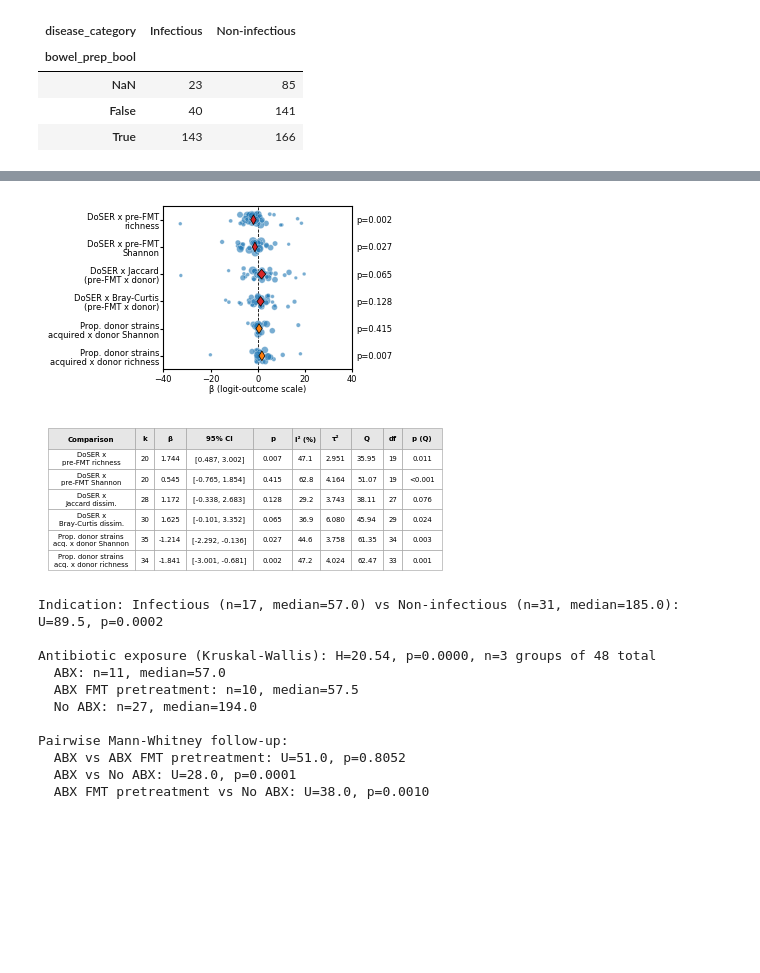
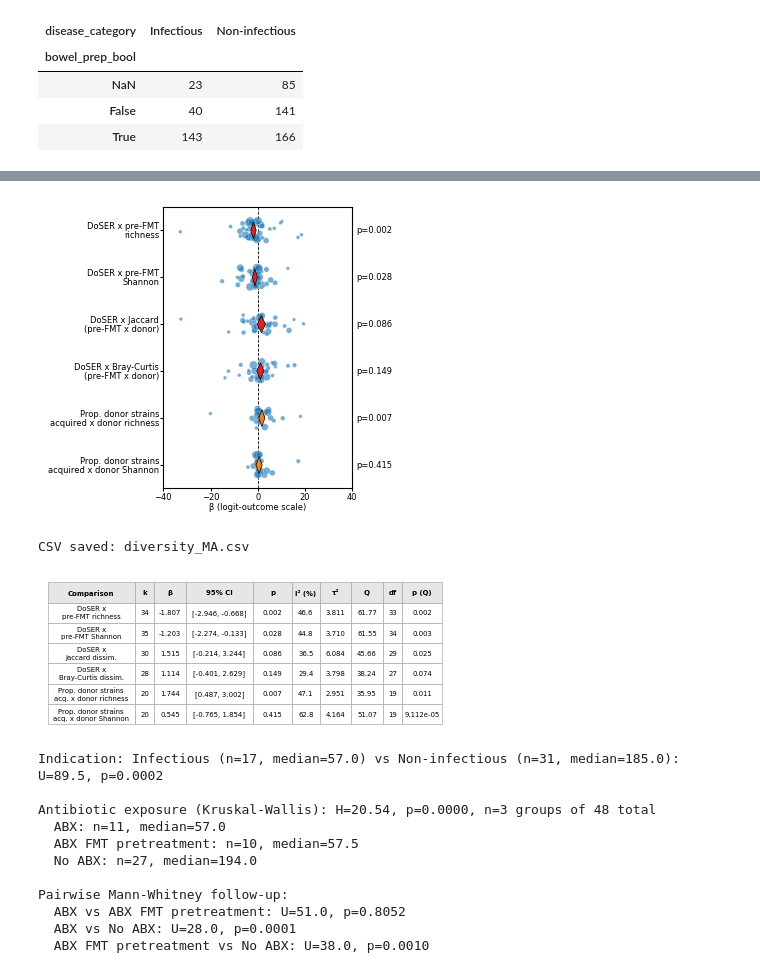
Before and after one commit to tbarbazuk/fmt_meta_analysis, a Jupyter notebook: fmt_meta_analysis_cleaned.ipynb, the cells around one changed output, grey strips where cells are left out. Saved outputs shown, nothing was run; the diff lists cells and outputs as text; code cells hidden in the pictures; blank space fills up the shorter version.

```diff
--- a/fmt_meta_analysis_cleaned.ipynb
+++ b/fmt_meta_analysis_cleaned.ipynb
@@ -992,40 +992,41 @@ def combined_forest_plot(entries, filename='forest_combined.svg', annotate=True,
     half_span = axes_h_mm / row_mm / 2
     center = (len(norm_entries) - 1) / 2
     ax.set_ylim(center - half_span, center + half_span)
 
     ax.axvline(0, color='black', lw=0.6, linestyle='--', zorder=1)
     ax.set_xlim(*xlim)
     ax.set_yticks(range(len(norm_entries)))
     ax.set_yticklabels([e[0] for e in norm_entries], fontsize=6, linespacing=1.0)
     ax.tick_params(axis='x', labelsize=6, length=2, pad=1)
     ax.tick_params(axis='y', length=2, pad=1)
     ax.set_xlabel('β (logit-outcome scale)', fontsize=6, labelpad=1)
 
     fig.savefig(filename)
     plt.show()
 
 
 # All three comparisons on one plot, donor richness diamond in a different color
 combined_forest_plot([
-    ('Prop. donor strains\nacquired x donor richness',
-     donor_rich_weighted, donor_rich_summary,
-     {'diamond_color': '#ff7f0e'}),
     ('Prop. donor strains\nacquired x donor Shannon',
      donor_shan_weighted, donor_shan_summary,
+     {'diamond_color': '#ff7f0e'}),
+     ('Prop. donor strains\nacquired x donor richness',
+     donor_rich_weighted, donor_rich_summary,
      {'diamond_color': '#ff7f0e'}),
     ('DoSER x Bray-Curtis\n(pre-FMT x donor)',
      bc_weighted, bc_summary),
     ('DoSER x Jaccard\n(pre-FMT x donor)',
      jac_weighted, jac_summary),
     ('DoSER x pre-FMT\nShannon',
      shan_weighted, shan_summary),
     ('DoSER x pre-FMT\nrichness',
      rich_weighted, rich_summary),
-], filename='forest_all_six.svg', fig_mm=(90, 50))
+], filename='forest_all_six.svg', fig_mm=(90, 80))
 # %% [output]
-[figure, old version]
+[figure, new version]
 # %%
 import matplotlib.pyplot as plt
+import pandas as pd
 plt.rcParams['svg.fonttype'] = 'none'
 
 MM = 1 / 25.4
@@ -1040,7 +1041,7 @@ FONT_SIZE   = 5
 
 
 def _fmt_p(p):
-    return '<0.001' if p < 0.001 else f'{p:.3f}'
+    return f'{p:.3e}' if p < 0.001 else f'{p:.3f}'
 
 
 def summary_table_svg(entries, filename='summary_table.svg', width_mm=100,
@@ -1068,6 +1069,13 @@ def summary_table_svg(entries, filename='summary_table.svg', width_mm=100,
 
     header = [c[0] for c in cols]
     body = [[lab] + [c[2](s) for c in cols[1:]] for lab, s in zip(row_labels, sums)]
+
+    csv_filename = filename.rsplit('.', 1)[0] + '.csv'
+
+    df = pd.DataFrame(body, columns=header)
+    df.to_csv(csv_filename, index=False, encoding='utf-8-sig')
+
+    print(f"CSV saved: {csv_filename}")
 
     n_rows = len(body) + 1
     if max_height_mm is not None:
@@ -1101,29 +1109,31 @@ def summary_table_svg(entries, filename='summary_table.svg', width_mm=100,
     fig.savefig(filename)  # no bbox_inches='tight' so width stays exactly 90 mm
     plt.show()
 
+
 summary_table_svg(
     [
-        ('', donor_rich_weighted, donor_rich_summary),
-        ('', donor_shan_weighted, donor_shan_summary),
-        ('', bc_weighted,         bc_summary),
-        ('', jac_weighted,        jac_summary),
-        ('', shan_weighted,       shan_summary),
-        ('', rich_weighted,       rich_summary),
+        ('', rich_weighted,        rich_summary),  # DoSER x pre-FMT richness
+        ('', shan_weighted,        shan_summary),  # DoSER x pre-FMT Shannon
+        ('', jac_weighted,         jac_summary),   # DoSER x Jaccard
+        ('', bc_weighted,          bc_summary),    # DoSER x Bray-Curtis
+        ('', donor_rich_weighted,  donor_rich_summary),
+        ('', donor_shan_weighted,  donor_shan_summary),
     ],
     filename='diversity_MA.svg',
     row_mm=5.5,
     max_height_mm=36,
     row_labels=[
-    'DoSER x\npre-FMT richness',
-    'DoSER x\npre-FMT Shannon',
-    'DoSER x\nJaccard dissim.',
-    'DoSER x\nBray-Curtis dissim.',
-    'Prop. donor strains\nacq. x donor Shannon',
-    'Prop. donor strains\nacq. x donor richness',
-]
+        'DoSER x\npre-FMT richness',
+        'DoSER x\npre-FMT Shannon',
+        'DoSER x\nJaccard dissim.',
+        'DoSER x\nBray-Curtis dissim.',
+        'Prop. donor strains\nacq. x donor richness',
+        'Prop. donor strains\nacq. x donor Shannon',
+    ]
 )
 # %% [output]
+CSV saved: diversity_MA.csv
-[figure, old version]
+[figure, new version]
 # %%
 # ============================================================
 # Pre-FMT richness by indication / antibiotic-exposure group
```
Also changed, not shown: parts of 10 cells of this notebook, 7 other files.
